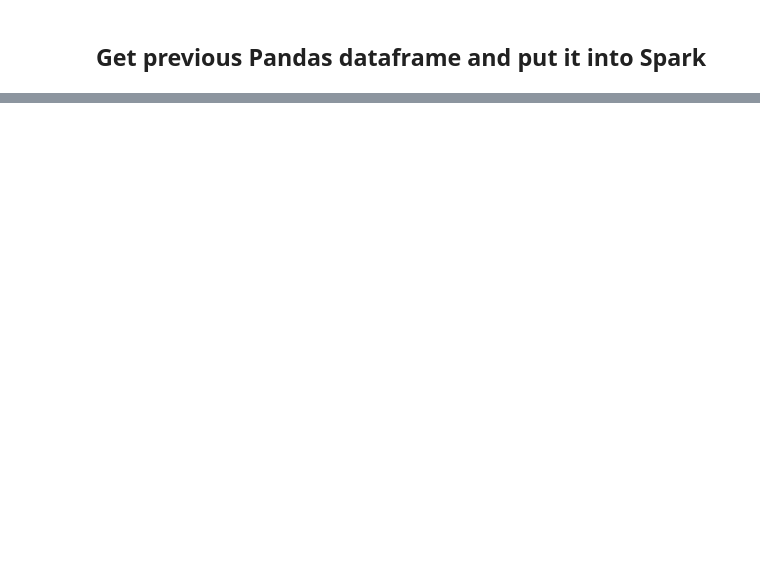
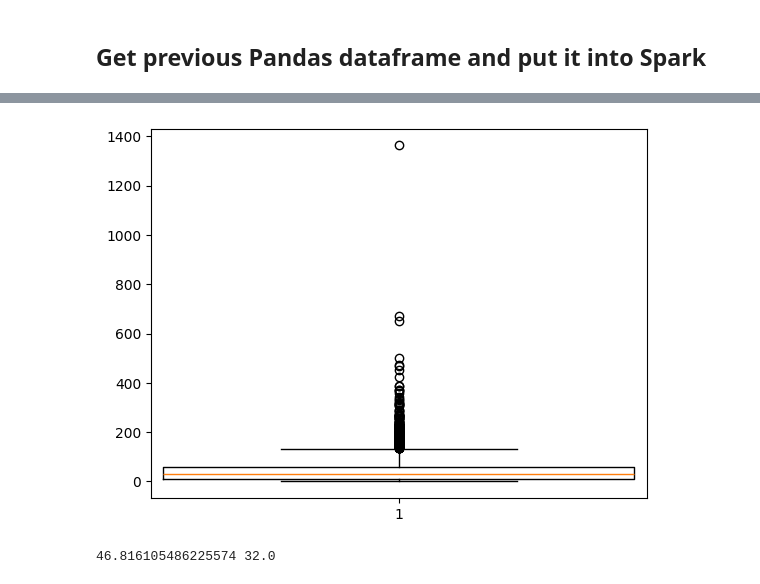
Before and after one commit to badassdatascience/badass-data-science, a Jupyter notebook: badassdatascience/forecasting/deep_learning/forex/scratch_pad.ipynb, the cells around one changed output, grey strips where cells are left out. Saved outputs shown, nothing was run; the diff lists cells and outputs as text; code cells hidden in the pictures; blank space fills up the shorter version.

```diff
--- a/badassdatascience/forecasting/deep_learning/forex/scratch_pad.ipynb
+++ b/badassdatascience/forecasting/deep_learning/forex/scratch_pad.ipynb
@@ -158,0 +303,8 @@ task_diff_the_timestamp_arrays(**config)
+# %%
+spark = get_spark_session(config['spark_config'])
+sdf_qa_counts = (
+    spark.read.parquet(config['directory_output'] + '/' + config['filename_full_day_nans'])
+    .select('nan_count_full_day', 'date_post_shift')
+    .orderBy(f.col('nan_count_full_day').desc())
+)
+sdf_qa_counts.show()
@@ -158,0 +329,19 @@ task_diff_the_timestamp_arrays(**config)
+# %%
+import matplotlib.pyplot as plt
+nan_counts_per_day = [x['nan_count_full_day'] for x in sdf_qa_counts.select('nan_count_full_day').collect()]
+
+#plt.figure()
+#plt.hist(nan_counts_per_day)
+#plt.show()
+#plt.close()
+
+plt.figure()
+plt.boxplot([nan_counts_per_day], widths=0.95)
+plt.show()
+plt.close()
+# %% [output]
+[figure, added]
+# %%
+print(np.mean(nan_counts_per_day), np.median(nan_counts_per_day))
+# %% [output]
+46.816105486225574 32.0
```
Also changed, not shown: parts of 16 cells of this notebook, 1 other file.
